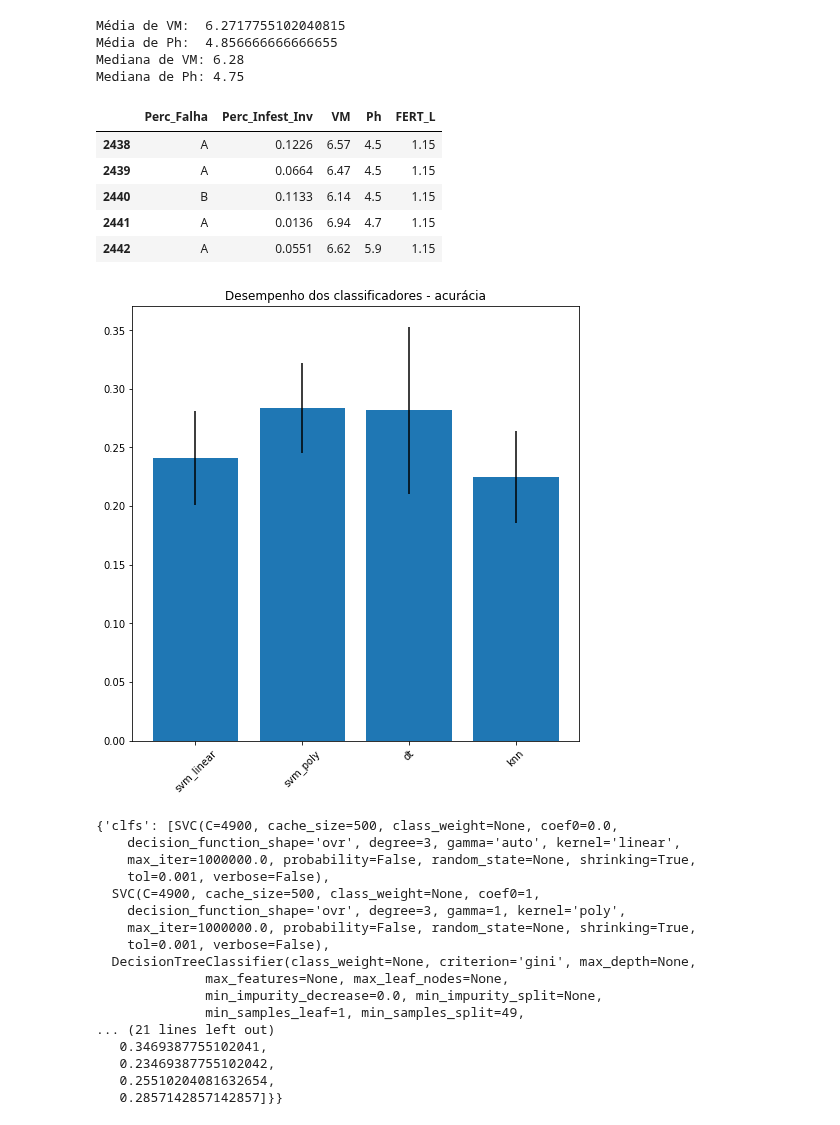
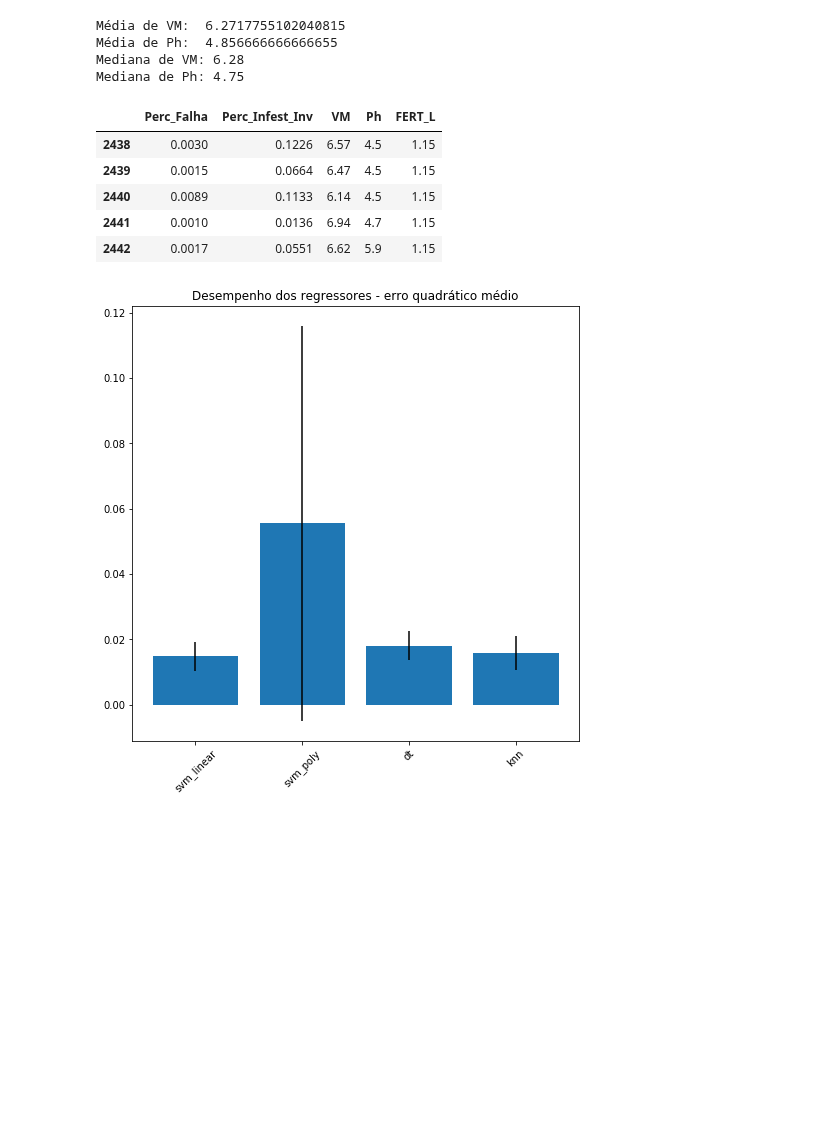
Before and after one commit to LucasSugi/data-science, a Jupyter notebook: pratica_4/pratica_4_9293286_9293251.ipynb, the cells around one changed output. Cells and saved outputs as stored; diff of their text form; code cells hidden in the pictures; blank space fills up the shorter version.

Commit message:
Change classification to regression

```diff
--- a/pratica_4/pratica_4_9293286_9293251.ipynb
+++ b/pratica_4/pratica_4_9293286_9293251.ipynb
@@ -60,27 +60,6 @@ VM                 0.401984
 Ph                 0.252858
 FERT_L             0.002354
 dtype: float64
-# %%
-#Cálculo dos quantils para gerar as classes
-classeA = agro['Perc_Falha'].quantile(q=0.20)
-classeB = agro['Perc_Falha'].quantile(q=0.40)
-classeC = agro['Perc_Falha'].quantile(q=0.60)
-classeD = agro['Perc_Falha'].quantile(q=0.80)
-
-#Converte os intervalos para uma classe
-def convert(x):
-    if(x < classeA):
-        return 'A'
-    elif((x > classeA) & (x < classeB)):
-        return 'B'
-    elif((x > classeB) & (x < classeC)):
-        return 'C'
-    elif((x > classeC) & (x < classeD)):
-        return 'D'
-    else:
-        return 'E'
-
-agro['Perc_Falha'] = agro['Perc_Falha'].apply(convert)
 # %%
 #Remoção dos 0 nas colunas (Tambem remove Nan)
 agro = agro[(agro['Perc_Infest_Inv'] != 0) & (agro['FERT_L'] != 0)]
@@ -134,11 +113,11 @@ agro2['Ph'] = agro2['Ph'].fillna(median)
 agro2.head()
 # %% [output]
 |  | Perc_Falha | Perc_Infest_Inv | VM | Ph | FERT_L |
-| 2438 | A | 0.1226 | 6.57 | 4.5 | 1.15 |
-| 2439 | A | 0.0664 | 6.47 | 4.5 | 1.15 |
-| 2440 | B | 0.1133 | 6.14 | 4.5 | 1.15 |
-| 2441 | A | 0.0136 | 6.94 | 4.7 | 1.15 |
-| 2442 | A | 0.0551 | 6.62 | 5.9 | 1.15 |
+| 2438 | 0.0030 | 0.1226 | 6.57 | 4.5 | 1.15 |
+| 2439 | 0.0015 | 0.0664 | 6.47 | 4.5 | 1.15 |
+| 2440 | 0.0089 | 0.1133 | 6.14 | 4.5 | 1.15 |
+| 2441 | 0.0010 | 0.0136 | 6.94 | 4.7 | 1.15 |
+| 2442 | 0.0017 | 0.0551 | 6.62 | 5.9 | 1.15 |
 # %%
 from sklearn.svm import SVC, SVR
 from sklearn.tree import DecisionTreeClassifier, DecisionTreeRegressor
@@ -213,32 +192,11 @@ def reg_clas(data, columns, target, regression=False):
 
     return {'results': results, 'clfs':clfs}
 # %%
-#Normalizando os dados
-agro1.iloc[:,1:5] = (agro1.iloc[:,1:5]-agro1.iloc[:,1:5].min())/(agro1.iloc[:,1:5].max()-agro1.iloc[:,1:5].min())
+#Normalização dos dados
+agro1 = (agro1-agro1.min()) / (agro1.max() - agro1.min())
 
-#Classificação
-data = agro1
-columns = [1,2,3,4]
-target = 0
-
-reg_clas(data, columns, target, regression=False)
+#Regressão
+reg = reg_clas(agro1, [1,2,3,4], 0, regression=True)
 # %% [output]
-[figure, old version]
+[figure, new version]
-{'clfs': [SVC(C=4900, cache_size=500, class_weight=None, coef0=0.0,
-    decision_function_shape='ovr', degree=3, gamma='auto', kernel='linear',
-    max_iter=1000000.0, probability=False, random_state=None, shrinking=True,
-    tol=0.001, verbose=False),
-  SVC(C=4900, cache_size=500, class_weight=None, coef0=1,
-    decision_function_shape='ovr', degree=3, gamma=1, kernel='poly',
-    max_iter=1000000.0, probability=False, random_state=None, shrinking=True,
-    tol=0.001, verbose=False),
-  DecisionTreeClassifier(class_weight=None, criterion='gini', max_depth=None,
-              max_features=None, max_leaf_nodes=None,
-              min_impurity_decrease=0.0, min_impurity_split=None,
-              min_samples_leaf=1, min_samples_split=49,
-... (21 lines left out)
-   0.3469387755102041,
-   0.23469387755102042,
-   0.25510204081632654,
-   0.2857142857142857]}}
 # %%
```
Also changed, not shown: parts of 2 cells of this notebook.
